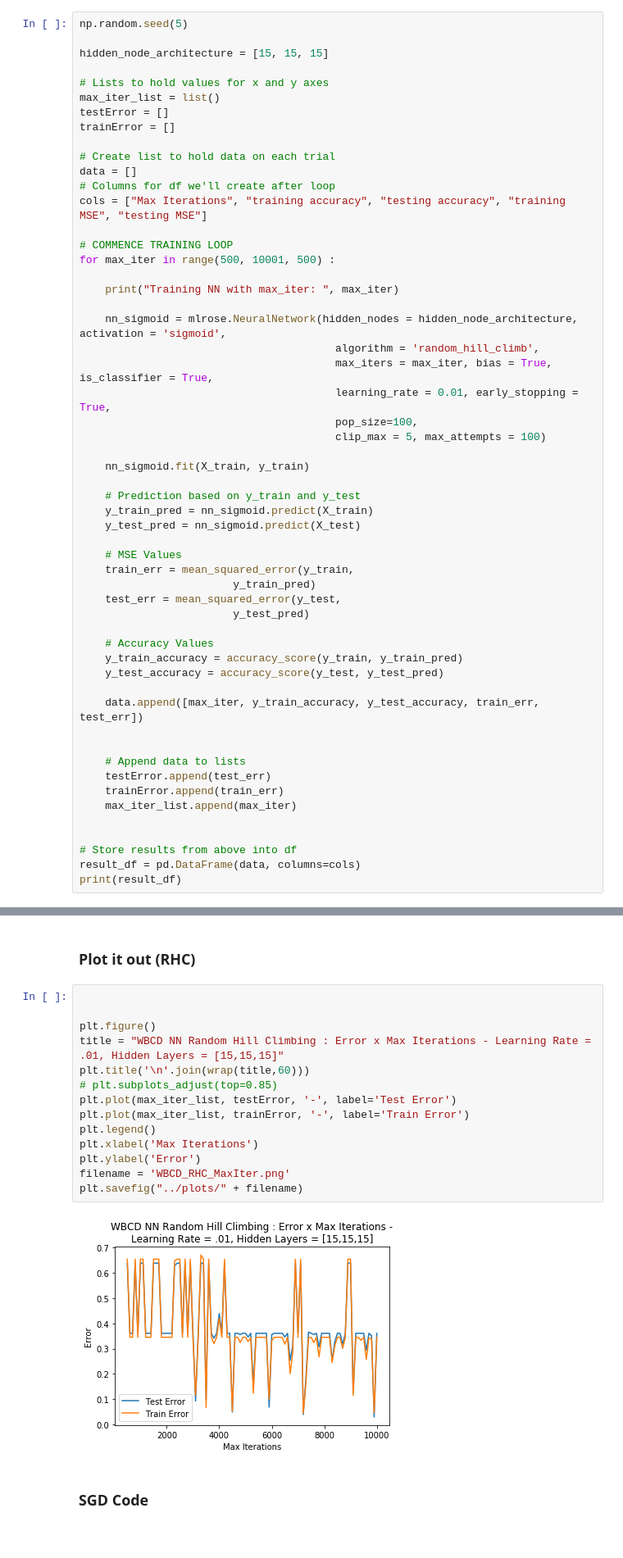
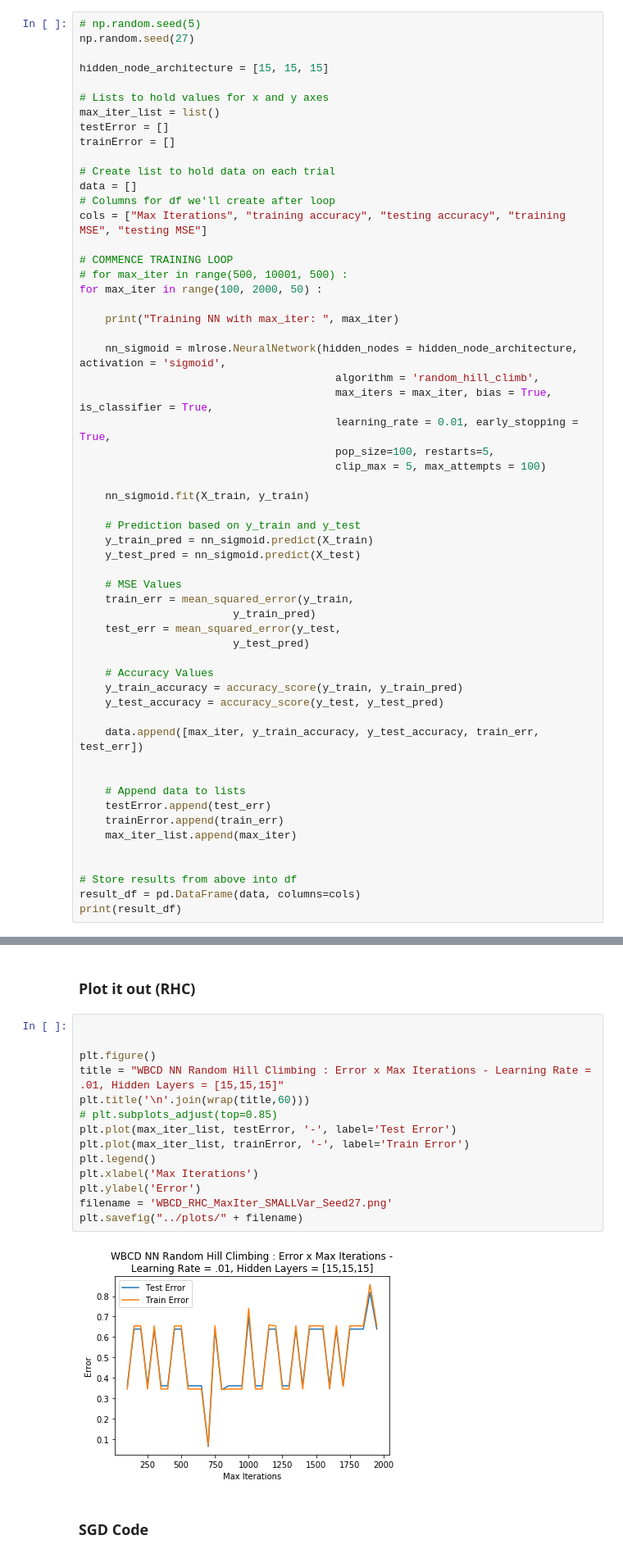
Before and after one commit to sgandhi3607/Project2-Randomized-Optimization, a Jupyter notebook: code/WBCD_NN_Graphing.ipynb, the cells around one changed output, grey strips where cells are left out. Shown at 82% size. Drawn from its saved outputs; the diff is of its cells as text.

```diff
--- a/code/WBCD_NN_Graphing.ipynb
+++ b/code/WBCD_NN_Graphing.ipynb
@@ -253,7 +253,8 @@ plt.savefig("../plots/" + filename)
 # %% [markdown]
 ### RHC Code
 # %%
-np.random.seed(5)
+# np.random.seed(5)
+np.random.seed(27)
 
 hidden_node_architecture = [15, 15, 15]
 
@@ -268,7 +269,8 @@ data = []
 cols = ["Max Iterations", "training accuracy", "testing accuracy", "training MSE", "testing MSE"]
 
 # COMMENCE TRAINING LOOP
-for max_iter in range(500, 10001, 500) :
+# for max_iter in range(500, 10001, 500) :
+for max_iter in range(100, 2000, 50) :
 
     print("Training NN with max_iter: ", max_iter)
 
@@ -276,7 +278,7 @@ for max_iter in range(500, 10001, 500) :
                                         algorithm = 'random_hill_climb',
                                         max_iters = max_iter, bias = True, is_classifier = True,
                                         learning_rate = 0.01, early_stopping = True,
-                                        pop_size=100,
+                                        pop_size=100, restarts=5,
                                         clip_max = 5, max_attempts = 100)
 
     nn_sigmoid.fit(X_train, y_train)
@@ -330,19 +332,19 @@ Training NN with max_iter:  1600
 # %%
 
 
 plt.figure()
 title = "WBCD NN Random Hill Climbing : Error x Max Iterations - Learning Rate = .01, Hidden Layers = [15,15,15]"
 plt.title('\n'.join(wrap(title,60)))
 # plt.subplots_adjust(top=0.85)
 plt.plot(max_iter_list, testError, '-', label='Test Error')
 plt.plot(max_iter_list, trainError, '-', label='Train Error')
 plt.legend()
 plt.xlabel('Max Iterations')
 plt.ylabel('Error')
-filename = 'WBCD_RHC_MaxIter.png'
+filename = 'WBCD_RHC_MaxIter_SMALLVar_Seed27.png'
 plt.savefig("../plots/" + filename)
 # %% [output]
-[figure, old version]
+[figure, new version]
 # %% [markdown]
 ### SGD Code
 # %%
```
Also changed, not shown: parts of 3 cells of this notebook, 27 other files.
